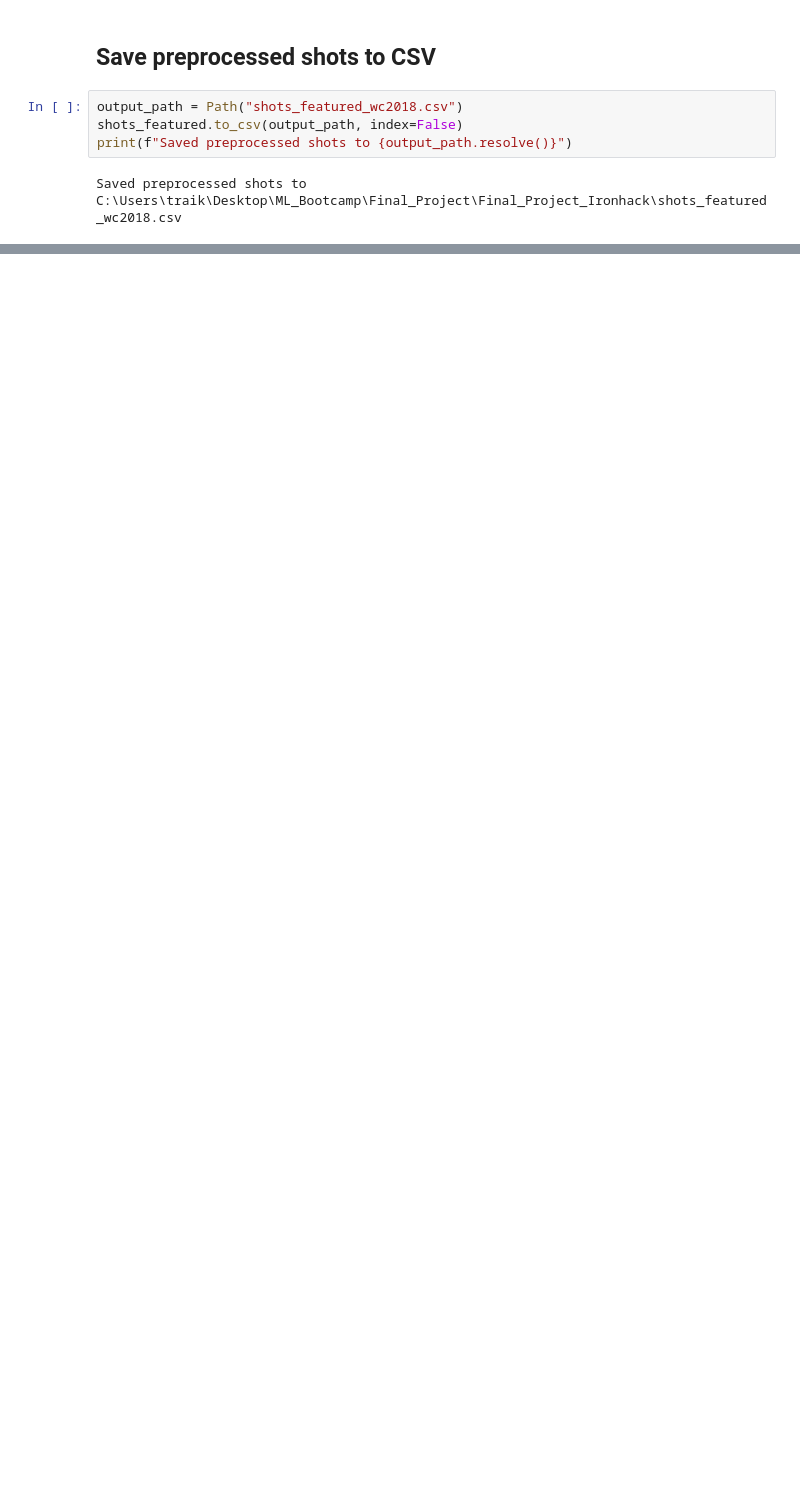
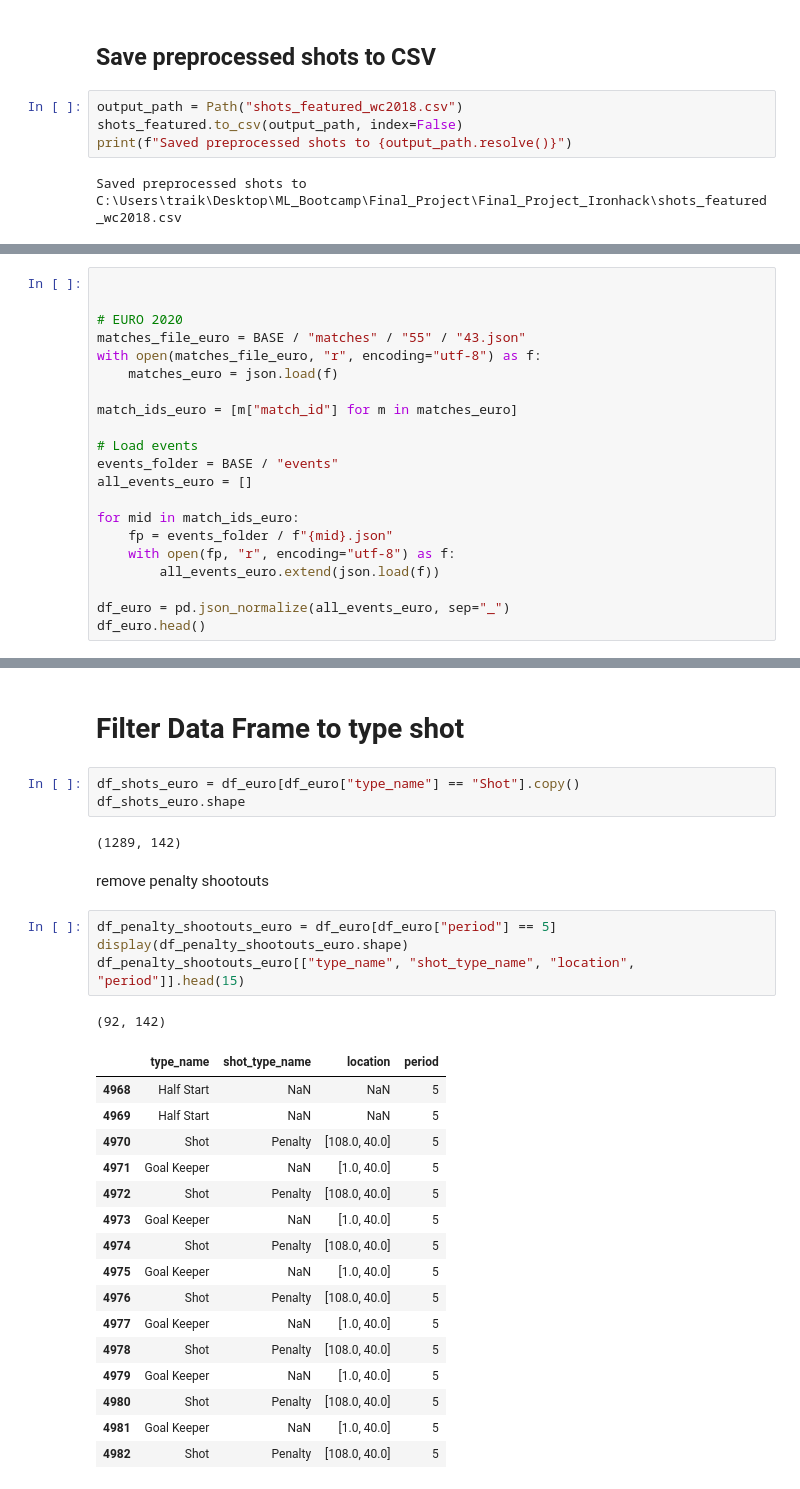
Before and after one commit to M-Traiki/Final_Project_Ironhack, a Jupyter notebook: preprocessing.ipynb, the cells around one changed output, grey strips where cells are left out. Drawn from its saved outputs; the diff is of its cells as text; blank space fills up the shorter version.

Commit message:
Added Euro 2020 Data

```diff
--- a/preprocessing.ipynb
+++ b/preprocessing.ipynb
@@ -294,0 +323,21 @@ Saved preprocessed shots to C:\Users\traik\Desktop\ML_Bootcamp\Final_Project\Fin
+# %%
+
+
+# EURO 2020
+matches_file_euro = BASE / "matches" / "55" / "43.json"
+with open(matches_file_euro, "r", encoding="utf-8") as f:
+    matches_euro = json.load(f)
+
+match_ids_euro = [m["match_id"] for m in matches_euro]
+
+# Load events
+events_folder = BASE / "events"
+all_events_euro = []
+
+for mid in match_ids_euro:
+    fp = events_folder / f"{mid}.json"
+    with open(fp, "r", encoding="utf-8") as f:
+        all_events_euro.extend(json.load(f))
+
+df_euro = pd.json_normalize(all_events_euro, sep="_")
+df_euro.head()
@@ -294,0 +357,31 @@ Saved preprocessed shots to C:\Users\traik\Desktop\ML_Bootcamp\Final_Project\Fin
+# %% [markdown]
+# Filter Data Frame to type shot
+# %%
+df_shots_euro = df_euro[df_euro["type_name"] == "Shot"].copy()
+df_shots_euro.shape
+# %% [output]
+(1289, 142)
+# %% [markdown]
+remove penalty shootouts
+# %%
+df_penalty_shootouts_euro = df_euro[df_euro["period"] == 5]
+display(df_penalty_shootouts_euro.shape)
+df_penalty_shootouts_euro[["type_name", "shot_type_name", "location", "period"]].head(15)
+# %% [output]
+(92, 142)
+|  | type_name | shot_type_name | location | period |
+| 4968 | Half Start | NaN | NaN | 5 |
+| 4969 | Half Start | NaN | NaN | 5 |
+| 4970 | Shot | Penalty | [108.0, 40.0] | 5 |
+| 4971 | Goal Keeper | NaN | [1.0, 40.0] | 5 |
+| 4972 | Shot | Penalty | [108.0, 40.0] | 5 |
+| 4973 | Goal Keeper | NaN | [1.0, 40.0] | 5 |
+| 4974 | Shot | Penalty | [108.0, 40.0] | 5 |
+| 4975 | Goal Keeper | NaN | [1.0, 40.0] | 5 |
+| 4976 | Shot | Penalty | [108.0, 40.0] | 5 |
+| 4977 | Goal Keeper | NaN | [1.0, 40.0] | 5 |
+| 4978 | Shot | Penalty | [108.0, 40.0] | 5 |
+| 4979 | Goal Keeper | NaN | [1.0, 40.0] | 5 |
+| 4980 | Shot | Penalty | [108.0, 40.0] | 5 |
+| 4981 | Goal Keeper | NaN | [1.0, 40.0] | 5 |
+| 4982 | Shot | Penalty | [108.0, 40.0] | 5 |
```
Also changed, not shown: parts of 35 cells of this notebook.
